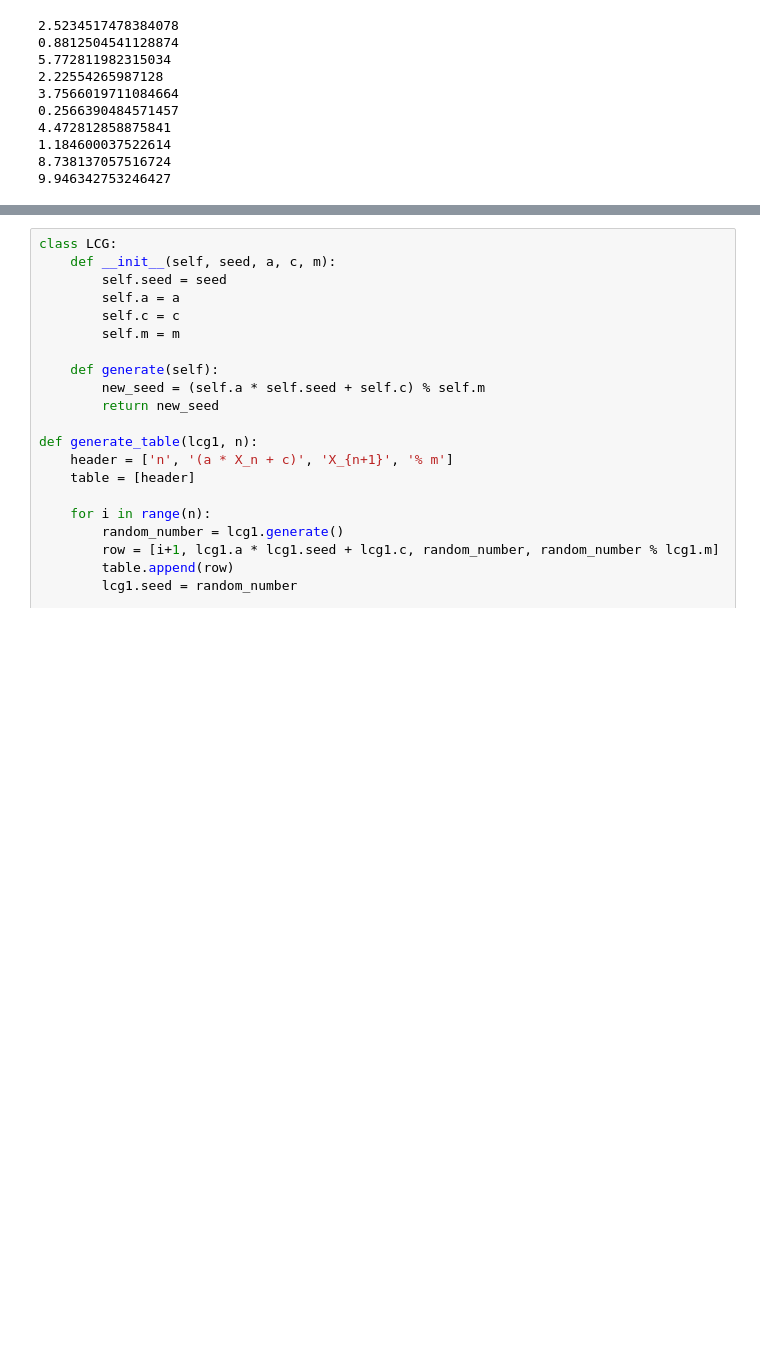
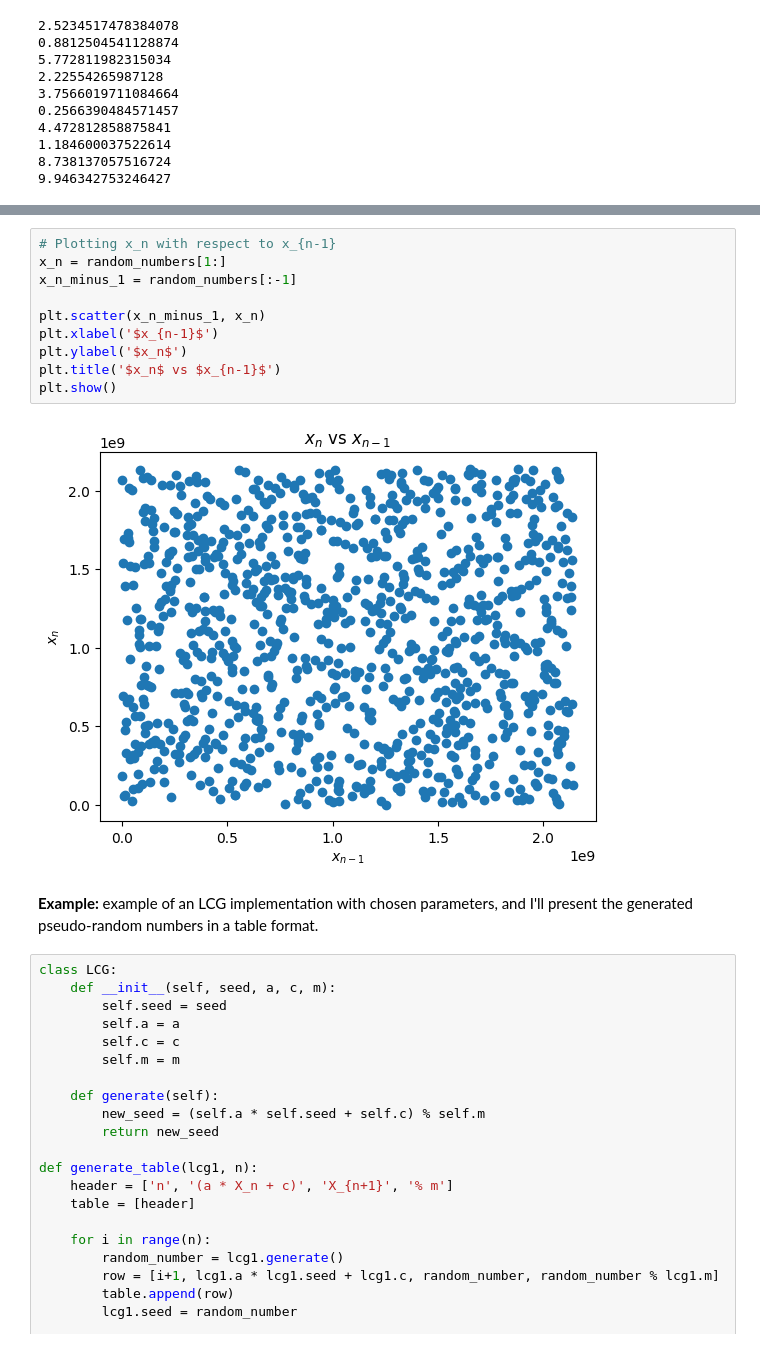
Before and after one commit to arunp77/MonteCarlo-simulation, a Jupyter notebook: Monte-carlo-simulations.ipynb, the cells around one changed output, grey strips where cells are left out. Cells and saved outputs as stored; diff of their text form; blank space fills up the shorter version.

```diff
--- a/Monte-carlo-simulations.ipynb
+++ b/Monte-carlo-simulations.ipynb
@@ -763,3 +797,17 @@ for _ in range(10):
+# %%
+# Plotting x_n with respect to x_{n-1}
+x_n = random_numbers[1:]
+x_n_minus_1 = random_numbers[:-1]
+
+plt.scatter(x_n_minus_1, x_n)
+plt.xlabel('$x_{n-1}$')
+plt.ylabel('$x_n$')
+plt.title('$x_n$ vs $x_{n-1}$')
+plt.show()
+# %% [output]
+[figure, added]
+# %% [markdown]
+**Example:** example of an LCG implementation with chosen parameters, and I'll present the generated pseudo-random numbers in a table format.
 # %%
 class LCG:
     def __init__(self, seed, a, c, m):
```
Also changed, not shown: parts of 5 cells of this notebook.
